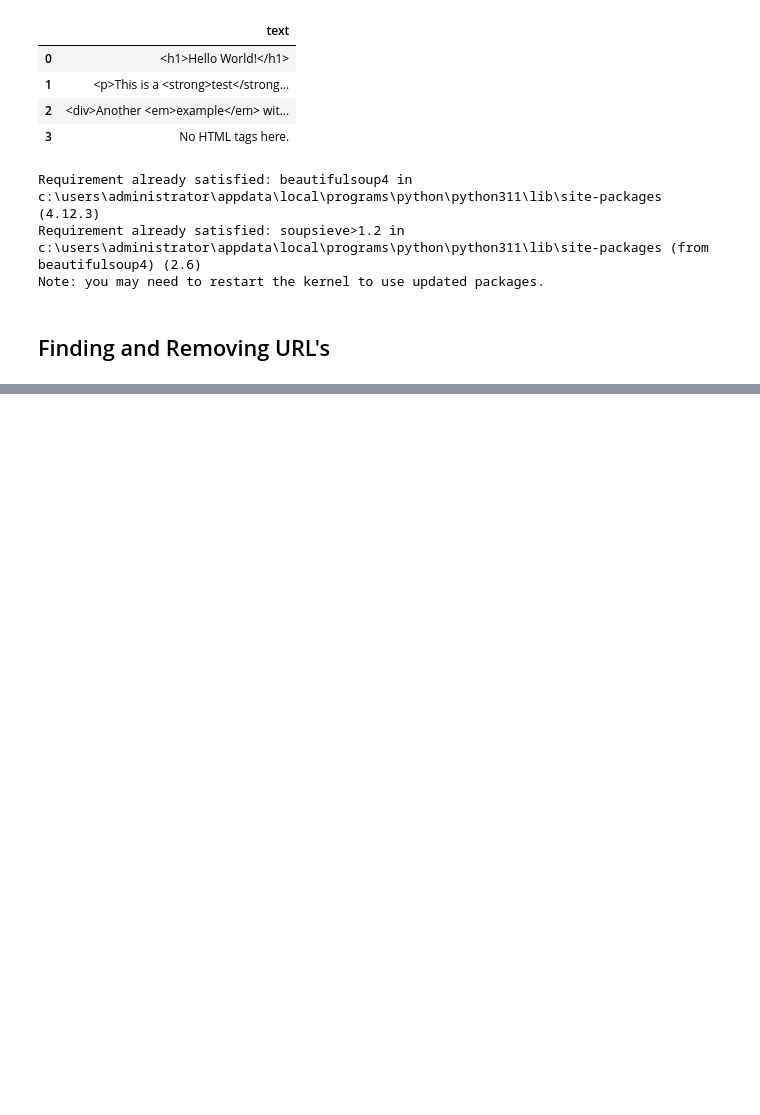
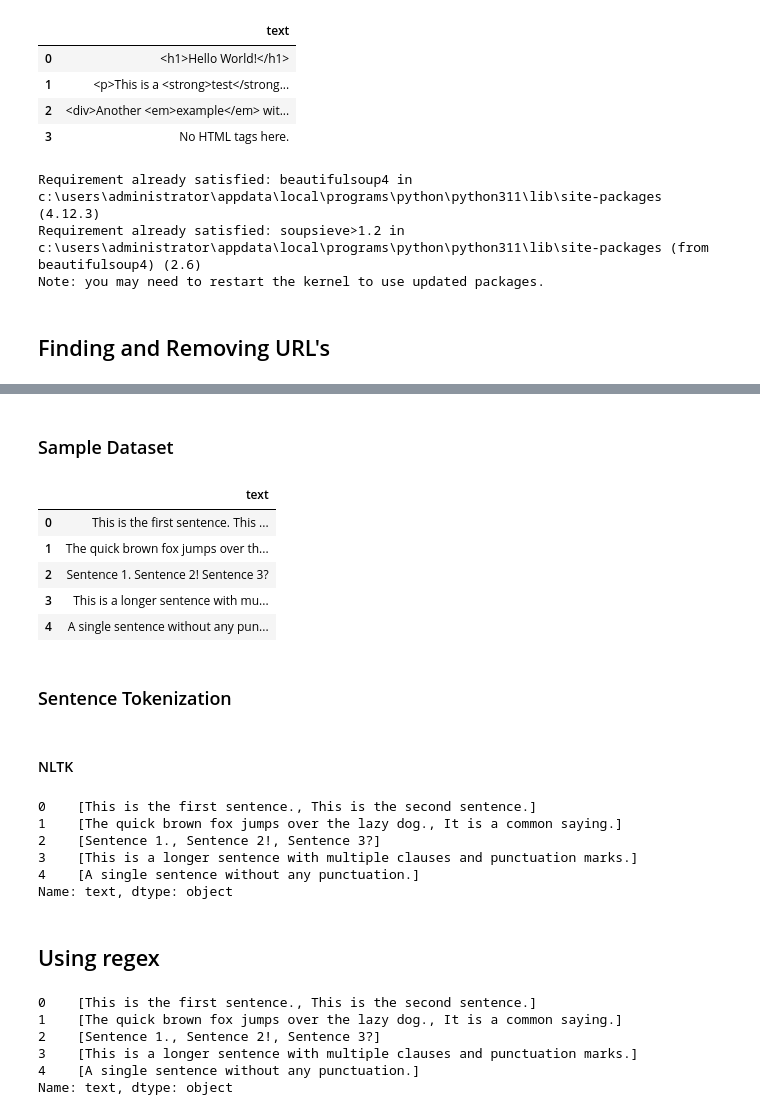
Before and after one commit to puramnagendra2/ML-DL-Libraries, a Jupyter notebook: Text Preprocessing.ipynb, the cells around one changed output, grey strips where cells are left out. Saved outputs shown, nothing was run; the diff lists cells and outputs as text; code cells hidden in the pictures; blank space fills up the shorter version.

Commit message:
Sub Word Tokenization

```diff
--- a/Text Preprocessing.ipynb
+++ b/Text Preprocessing.ipynb
@@ -377,0 +648,56 @@ html_rem2 = df_html['text'].apply(remove_html_tags_bs)
+# %% [markdown]
+### Sample Dataset
+# %%
+data = {
+    'text': [
+        "This is the first sentence. This is the second sentence.",
+        "The quick brown fox jumps over the lazy dog. It is a common saying.",
+        "Sentence 1. Sentence 2! Sentence 3?",
+        "This is a longer sentence with multiple clauses and punctuation marks.",
+        "A single sentence without any punctuation."
+    ]
+}
+
+sam = pd.DataFrame(data)
+sam.head()
+# %% [output]
+|  | text |
+| 0 | This is the first sentence. This ... |
+| 1 | The quick brown fox jumps over th... |
+| 2 | Sentence 1. Sentence 2! Sentence 3? |
+| 3 | This is a longer sentence with mu... |
+| 4 | A single sentence without any pun... |
+# %% [markdown]
+### Sentence Tokenization
+# %% [markdown]
+#### NLTK
+# %%
+# Using NLTK
+from nltk.tokenize import sent_tokenize
+def sentence_tokenize(text):
+    return sent_tokenize(text, language='english')
+sent_token1 = sam['text'].apply(sentence_tokenize)
+sent_token1.head()
+# %% [output]
+0    [This is the first sentence., This is the second sentence.]
+1    [The quick brown fox jumps over the lazy dog., It is a common saying.]
+2    [Sentence 1., Sentence 2!, Sentence 3?]
+3    [This is a longer sentence with multiple clauses and punctuation marks.]
+4    [A single sentence without any punctuation.]
+Name: text, dtype: object
+# %% [markdown]
+## Using regex
+# %%
+import re
+def sent_tokenize_regrex(text):
+    sentences = re.split(r'(?<=[.!?])\s+', text)
+    return sentences
+sent_token2 = sam['text'].apply(sent_tokenize_regrex)
+sent_token2.head()
+# %% [output]
+0    [This is the first sentence., This is the second sentence.]
+1    [The quick brown fox jumps over the lazy dog., It is a common saying.]
+2    [Sentence 1., Sentence 2!, Sentence 3?]
+3    [This is a longer sentence with multiple clauses and punctuation marks.]
+4    [A single sentence without any punctuation.]
+Name: text, dtype: object
```
Also changed, not shown: parts of 48 cells of this notebook, 2 other files.
